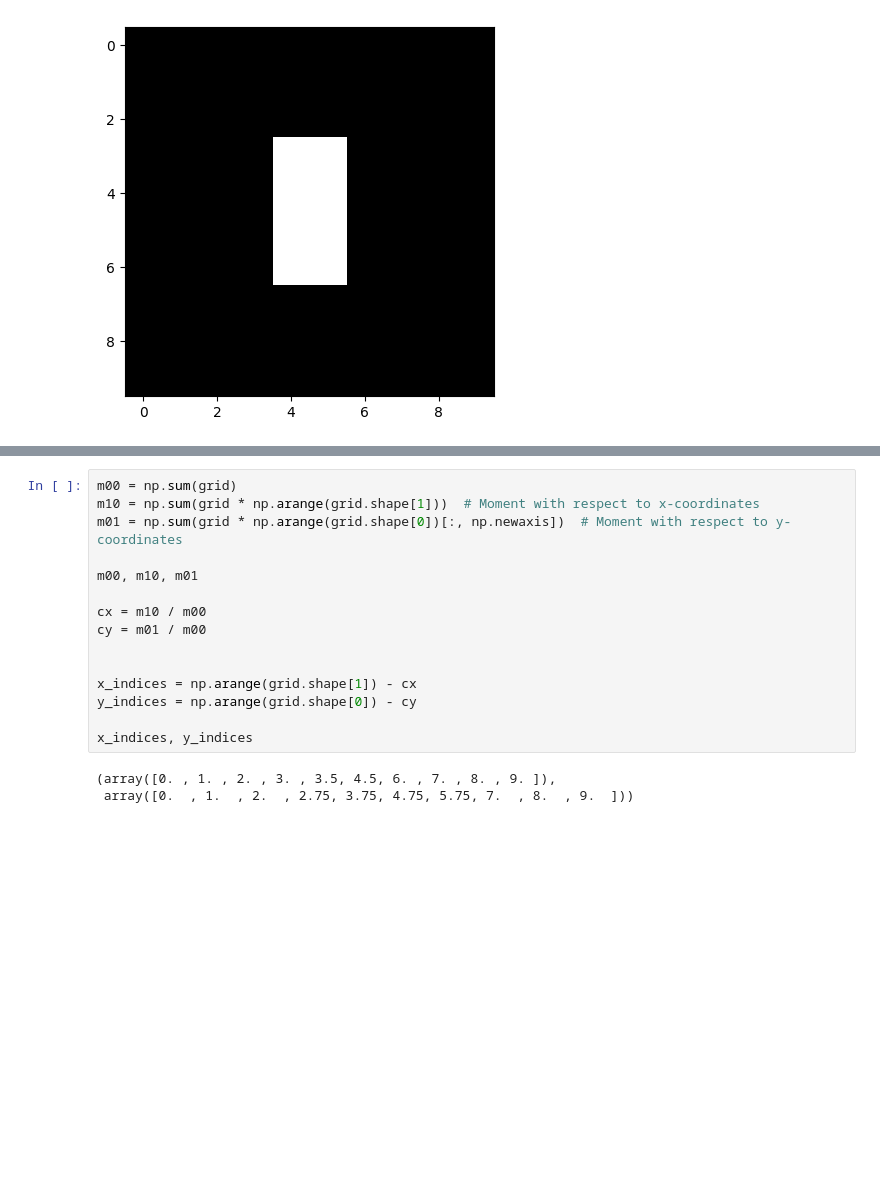
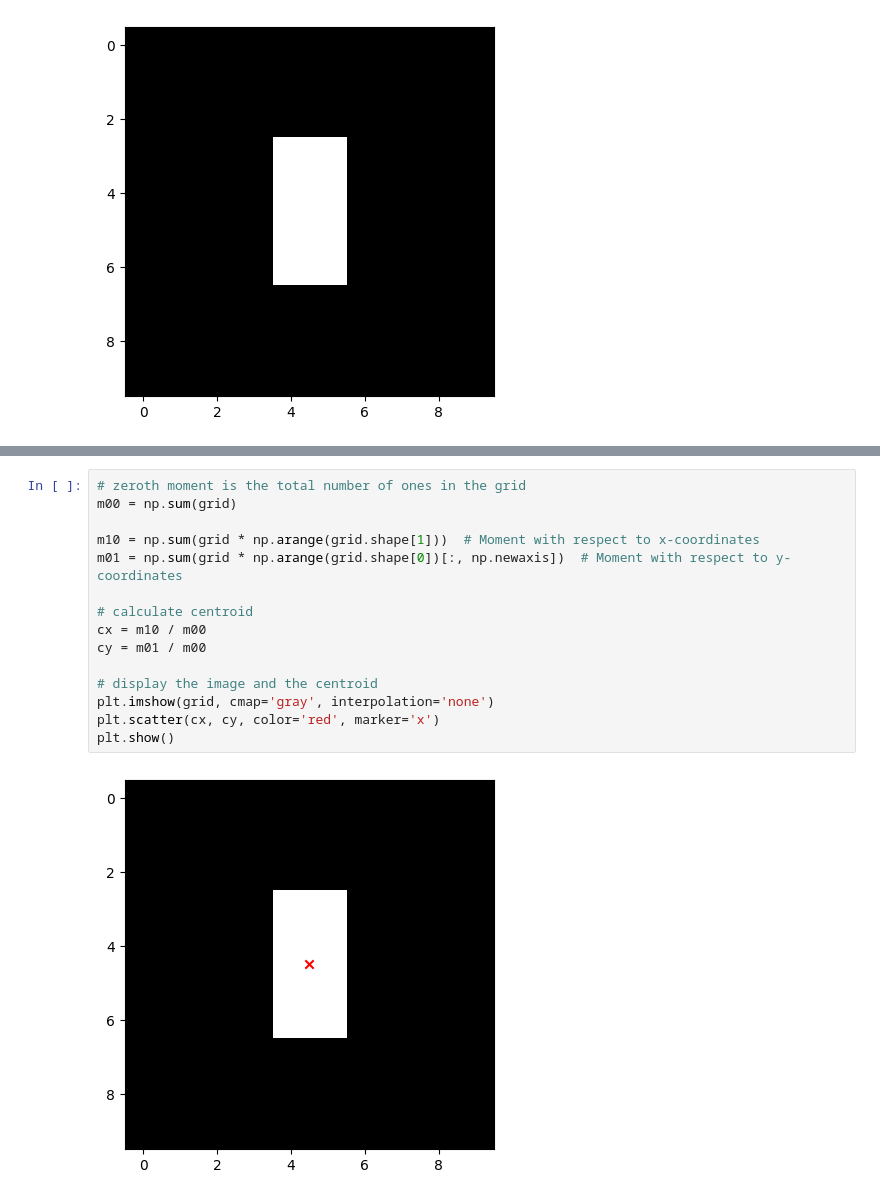
Before and after one commit to jesusgollonet/wave-tracking-reimplementation, a Jupyter notebook: scratch/spatial_central_moments.ipynb, the cells around one changed output, grey strips where cells are left out. Drawn from its saved outputs; the diff is of its cells as text; blank space fills up the shorter version.

Commit message:
math explorations in scratch, espetially spatial central moments

```diff
--- a/scratch/spatial_central_moments.ipynb
+++ b/scratch/spatial_central_moments.ipynb
@@ -11,18 +43,17 @@ plt.imshow(grid, cmap='gray', interpolation='none')
 # %%
+# zeroth moment is the total number of ones in the grid
 m00 = np.sum(grid)
+
 m10 = np.sum(grid * np.arange(grid.shape[1]))  # Moment with respect to x-coordinates
 m01 = np.sum(grid * np.arange(grid.shape[0])[:, np.newaxis])  # Moment with respect to y-coordinates
 
-m00, m10, m01
-
+# calculate centroid
 cx = m10 / m00
 cy = m01 / m00
 
-
-x_indices = np.arange(grid.shape[1]) - cx
-y_indices = np.arange(grid.shape[0]) - cy
-
-x_indices, y_indices
+# display the image and the centroid
+plt.imshow(grid, cmap='gray', interpolation='none')
+plt.scatter(cx, cy, color='red', marker='x')
+plt.show()
 # %% [output]
-(array([0. , 1. , 2. , 3. , 3.5, 4.5, 6. , 7. , 8. , 9. ]),
- array([0.  , 1.  , 2.  , 2.75, 3.75, 4.75, 5.75, 7.  , 8.  , 9.  ]))
+[figure, added]
```
Also changed, not shown: parts of 21 cells of this notebook, 2 other files.
